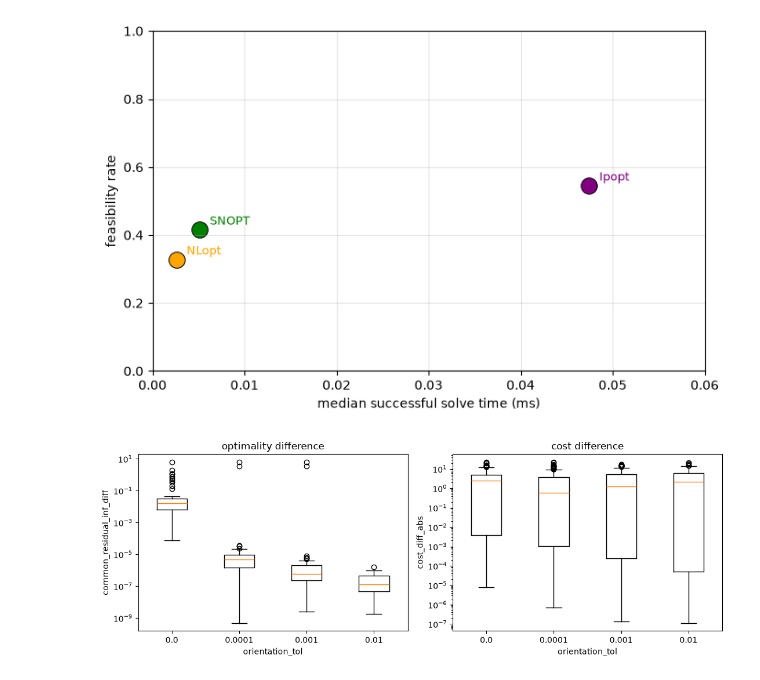
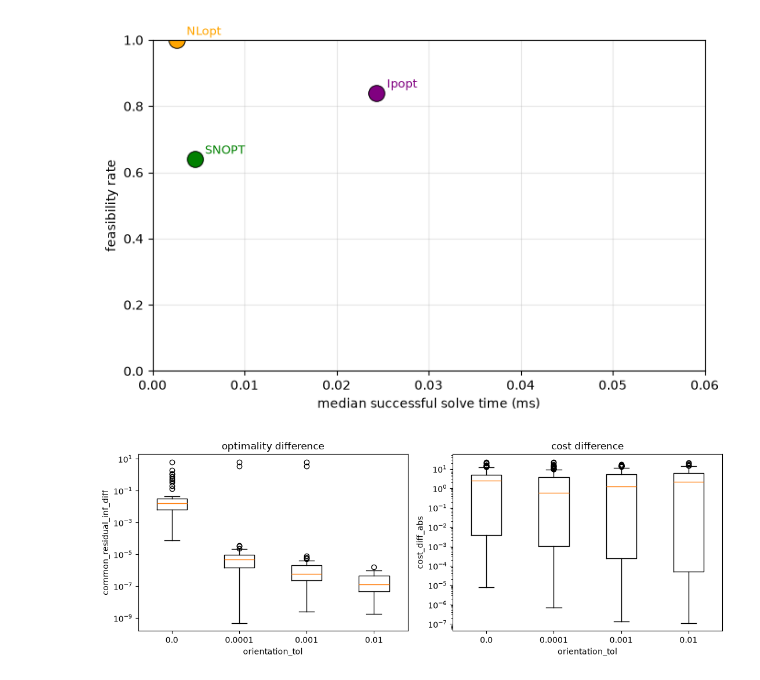
Before and after one commit to OAT-Lab/drake-ik-benchmark, a Jupyter notebook: studies/solver_values/plots_w_time.ipynb, the cells around one changed output. Drawn from its saved outputs; the diff is of its cells as text; code cells hidden in the pictures.

Commit message:
fix plot filter

```diff
--- a/studies/solver_values/plots_w_time.ipynb
+++ b/studies/solver_values/plots_w_time.ipynb
@@ -14,35 +32,34 @@ COLORS = {"SNOPT": "green", "Ipopt": "purple", "NLopt": "orange"}
 # %%
 # feas rate
-finite = solves[solves.error_type.isna()] # no errors + no nan
+kept = solves[solves.groupby("scenario_id")["feasible"].transform("any")]
+finite = kept.error_type.isna()
 
 fig, ax = plt.subplots(figsize=(7, 4.5))
 for solver in ("SNOPT", "Ipopt", "NLopt"):
     a = solves[solves.solver_name == solver]
     f = finite[finite.solver_name == solver]
-    if a.empty or f.empty:
-        continue
     ax.scatter(f.time_median.median(),
-               a.feasible.mean(),               # proportion feasible
+               f.feasible.mean(),               # proportion feasible
                s=160,
                color=COLORS[solver],
                edgecolor="black",
                linewidth=0.7)
     ax.annotate(solver,
                 (f.time_median.median(),
-                 a.feasible.mean()),
+                 f.feasible.mean()),
                 textcoords="offset points",
                 xytext=(8, 4),
                 fontsize=9,
                 color=COLORS[solver])
 ax.set_xlabel("median successful solve time (ms)")
 ax.set_ylabel("feasibility rate")
 ax.set_ylim(0, 1)
 ax.set_xlim(0, 0.06)
 ax.grid(True, alpha=0.3)
 plt.tight_layout()
 plt.show()
 # %% [output]
-[figure, old version]
+[figure, new version]
 # %%
 d = pw[pw.both_feasible]
 
```
Also changed, not shown: parts of 2 cells of this notebook, 1 other file.
